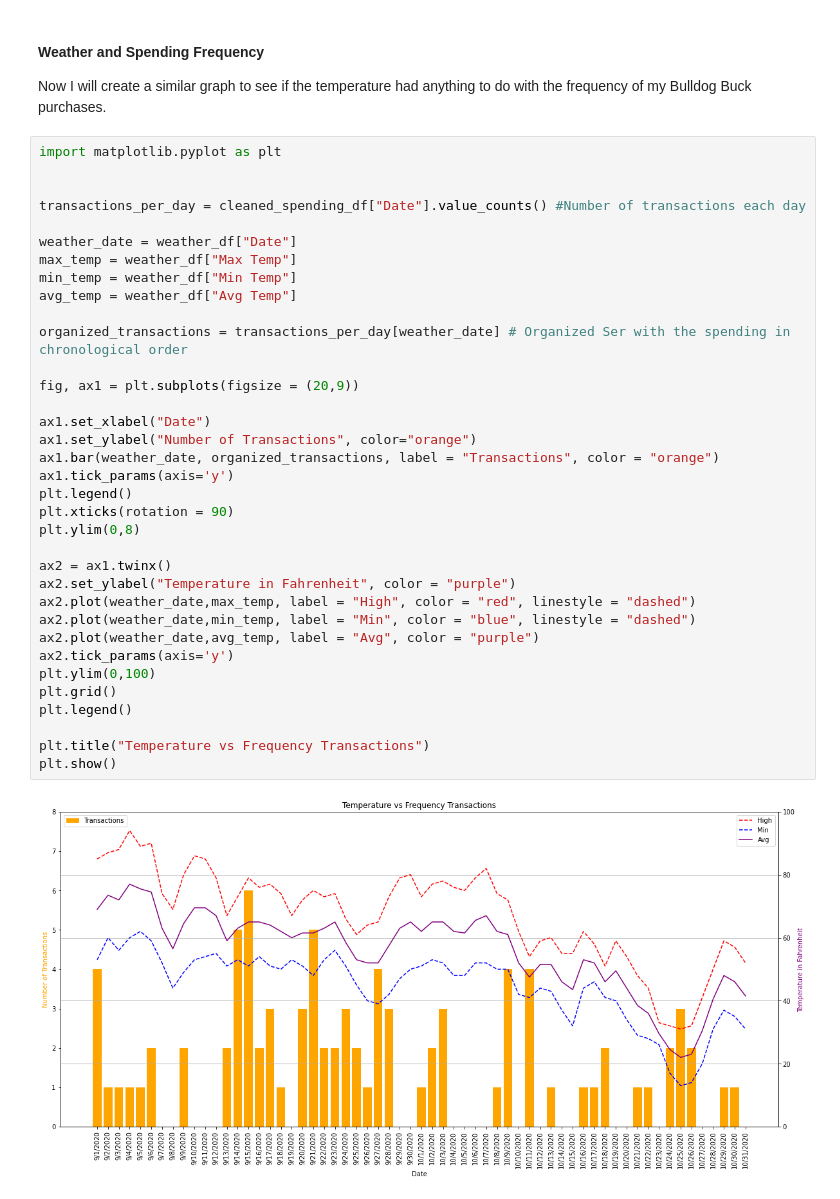
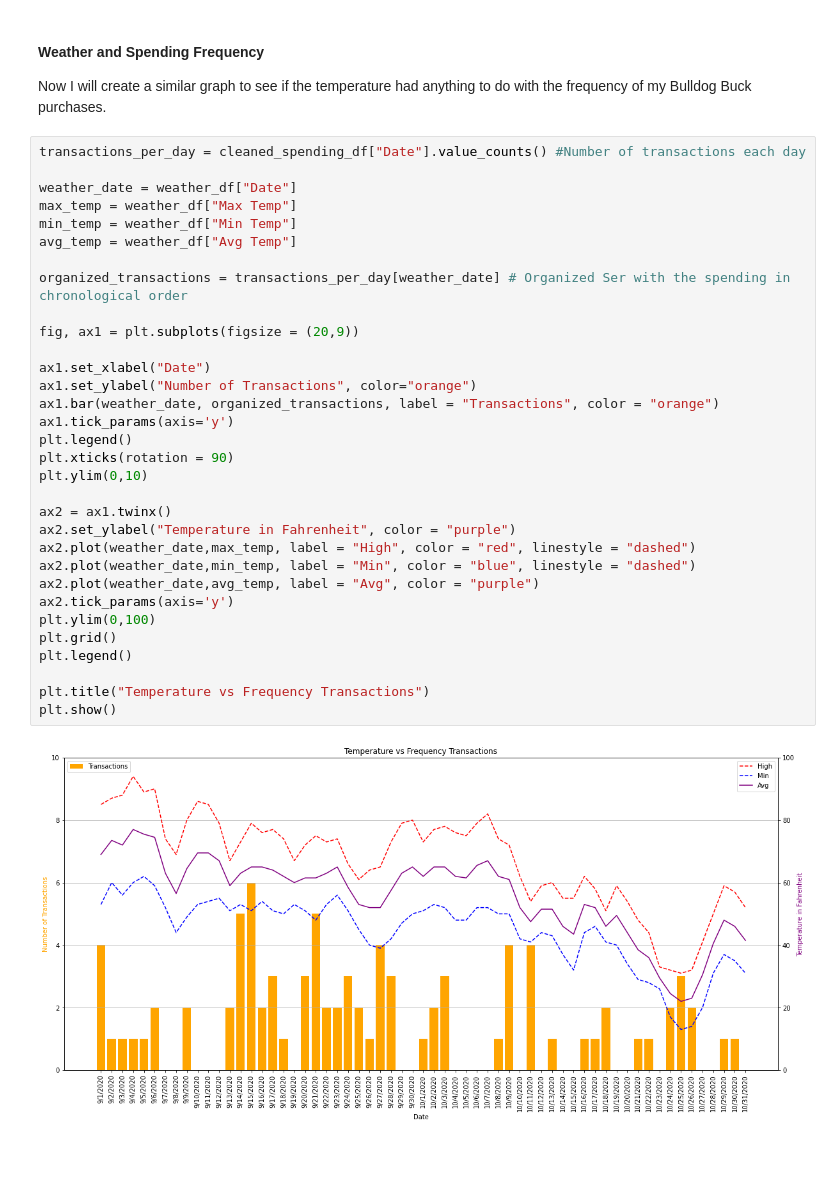
Before and after one commit to R3TT4/DataScienceProject, a Jupyter notebook: Project.ipynb, the cells around one changed output. Saved outputs shown, nothing was run; the diff lists cells and outputs as text; blank space fills up the shorter version.

```diff
--- a/Project.ipynb
+++ b/Project.ipynb
@@ -65,39 +65,36 @@ plt.show()
 #### Weather and Spending Frequency
 Now I will create a similar graph to see if the temperature had anything to do with the frequency of my Bulldog Buck purchases.
 # %%
-import matplotlib.pyplot as plt
-
-
 transactions_per_day = cleaned_spending_df["Date"].value_counts() #Number of transactions each day
 
 weather_date = weather_df["Date"]
 max_temp = weather_df["Max Temp"]
 min_temp = weather_df["Min Temp"]
 avg_temp = weather_df["Avg Temp"]
 
 organized_transactions = transactions_per_day[weather_date] # Organized Ser with the spending in chronological order
 
 fig, ax1 = plt.subplots(figsize = (20,9))
 
 ax1.set_xlabel("Date")
 ax1.set_ylabel("Number of Transactions", color="orange")
 ax1.bar(weather_date, organized_transactions, label = "Transactions", color = "orange")
 ax1.tick_params(axis='y')
 plt.legend()
 plt.xticks(rotation = 90)
-plt.ylim(0,8)
+plt.ylim(0,10)
 
 ax2 = ax1.twinx()
 ax2.set_ylabel("Temperature in Fahrenheit", color = "purple")
 ax2.plot(weather_date,max_temp, label = "High", color = "red", linestyle = "dashed")
 ax2.plot(weather_date,min_temp, label = "Min", color = "blue", linestyle = "dashed")
 ax2.plot(weather_date,avg_temp, label = "Avg", color = "purple")
 ax2.tick_params(axis='y')
 plt.ylim(0,100)
 plt.grid()
 plt.legend()
 
 plt.title("Temperature vs Frequency Transactions")
 plt.show()
 # %% [output]
-[figure, old version]
+[figure, new version]
```
Also changed, not shown: parts of 1 cell of this notebook.
